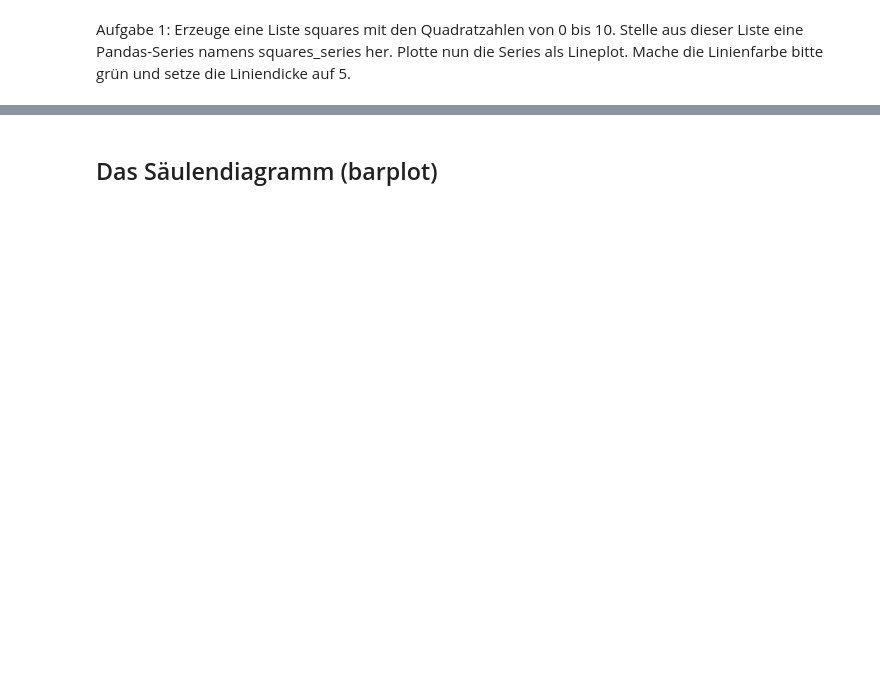
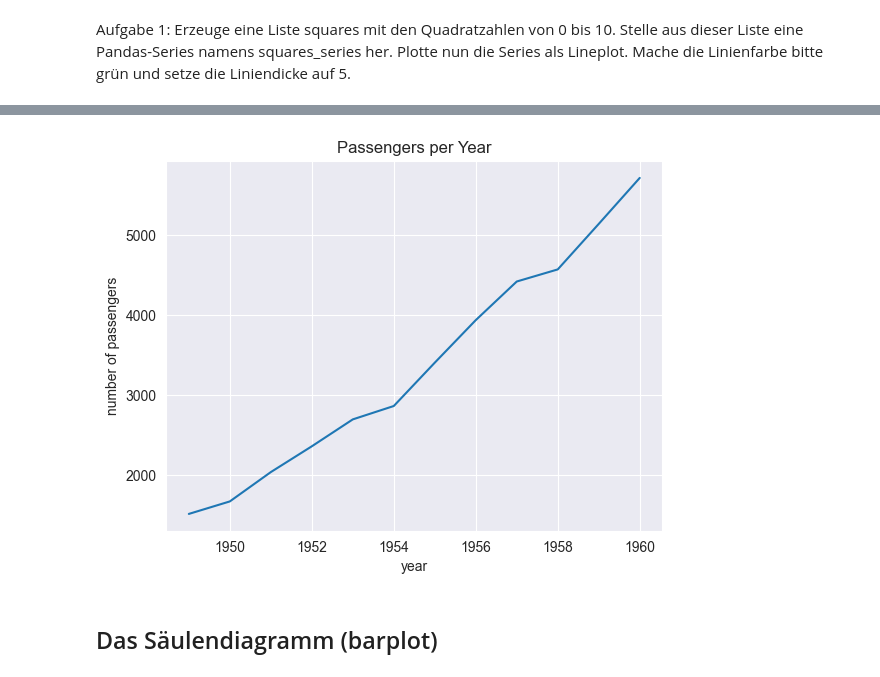
Before and after one commit to puLsar-Dev42/DataAnalyst_Aug.24, a Jupyter notebook: 07_Python_für_Datenanalysten/Tag_7_Diagramme-Pandas/Vorlesung/7_Skript_Diagramme_Vorlage.ipynb, the cells around one changed output, grey strips where cells are left out. Drawn from its saved outputs; the diff is of its cells as text; code cells hidden in the pictures; blank space fills up the shorter version.

```diff
--- a/07_Python_für_Datenanalysten/Tag_7_Diagramme-Pandas/Vorlesung/7_Skript_Diagramme_Vorlage.ipynb
+++ b/07_Python_für_Datenanalysten/Tag_7_Diagramme-Pandas/Vorlesung/7_Skript_Diagramme_Vorlage.ipynb
@@ -68,12 +140,14 @@ flights['year'].unique()
 # %%
 # Quizfrage: Wie kriegen wir Passagiere pro Jahr hin?
+pass_per_year = flights.groupby('year')['passengers'].sum()
 # %%
 # Jahre als Liniendiagramm:
 pass_per_year.plot(title='Passengers per Year',
-                   legend=None,
                    xlabel='year',
                    ylabel='number of passengers',
                    );
+# %% [output]
+[figure, added]
 # %% [markdown]
 ## Das Säulendiagramm (barplot)
 # %%
```
Also changed, not shown: parts of 33 cells of this notebook, 26 other files.
